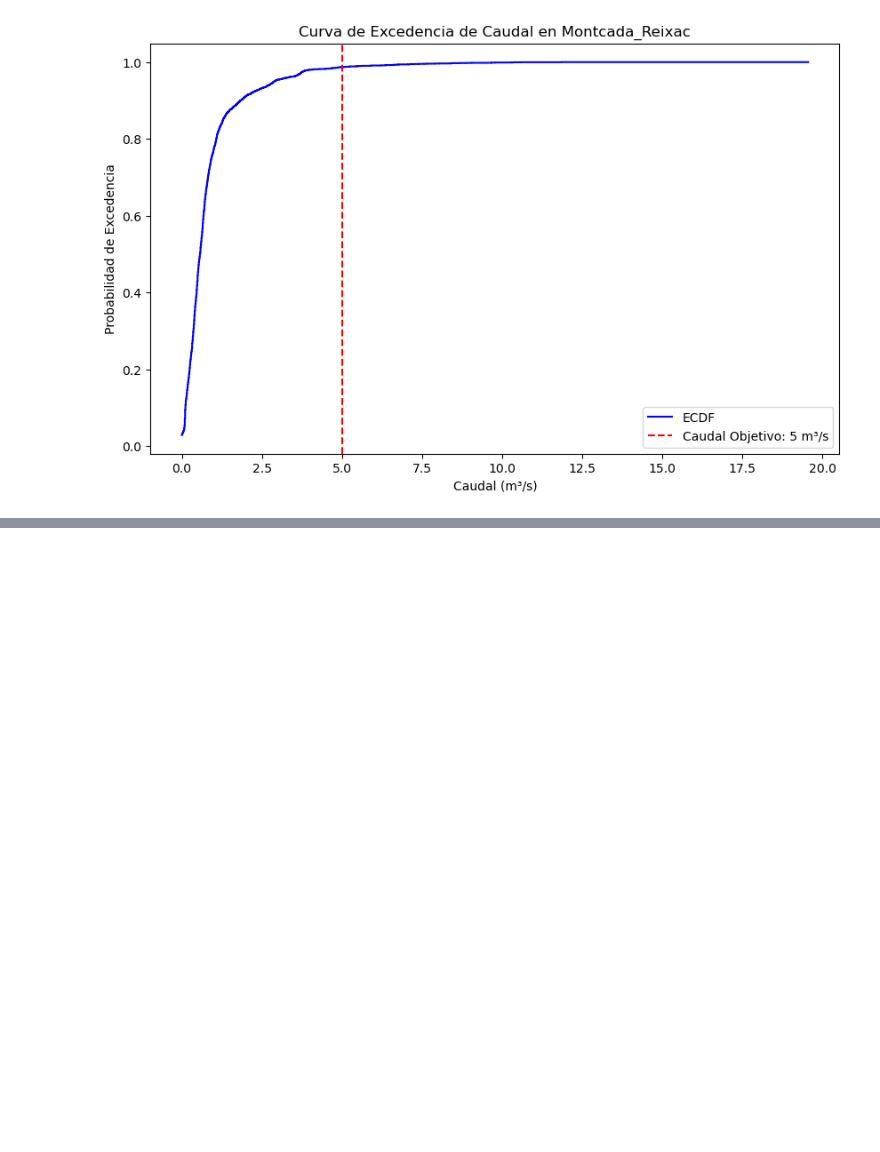
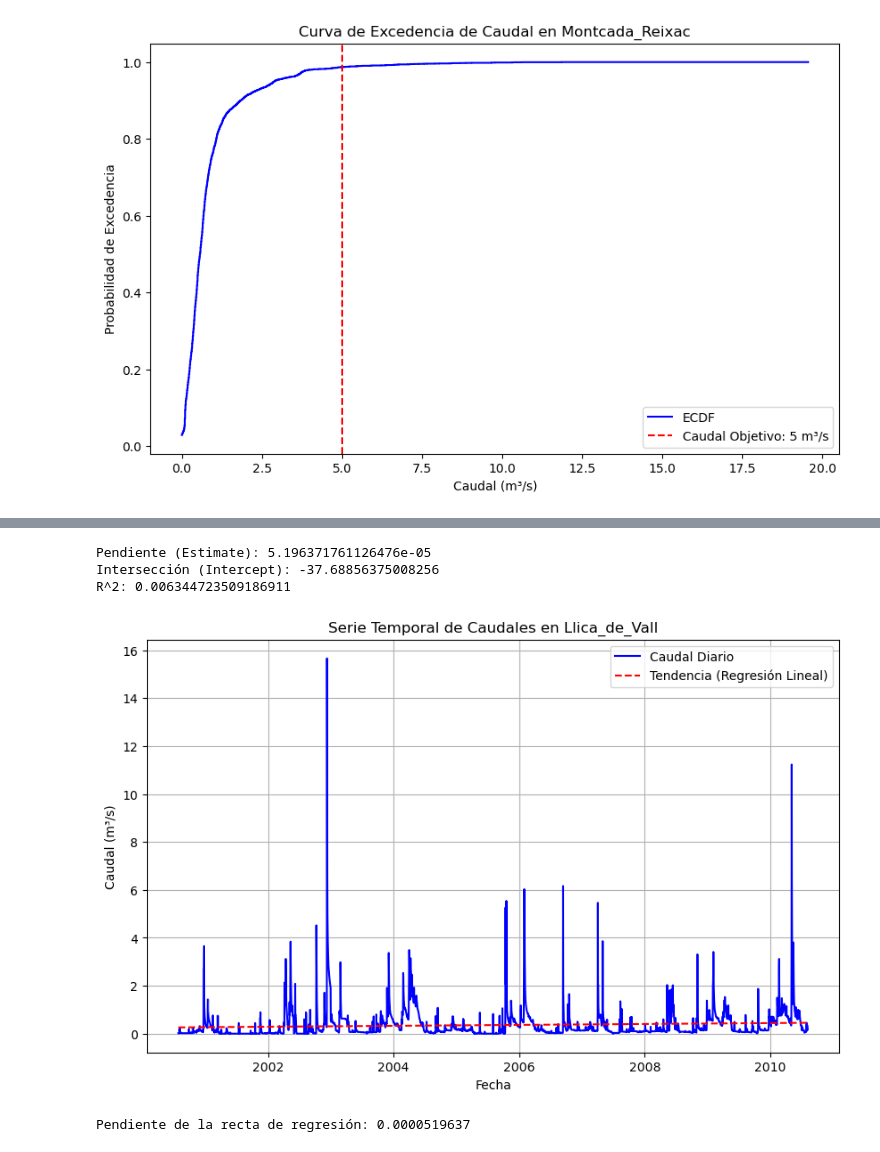
Before and after one commit to saosar/Hidrology, a Jupyter notebook: SOAEstadistica.ipynb, the cells around one changed output, grey strips where cells are left out. Saved outputs shown, nothing was run; the diff lists cells and outputs as text; code cells hidden in the pictures; blank space fills up the shorter version.

```diff
--- a/SOAEstadistica.ipynb
+++ b/SOAEstadistica.ipynb
@@ -663,0 +853,49 @@ fig.show()
+# %%
+#5.5.1 Analsisis de TENDENCIAS a partir de los caudales medios Diarios
+
+# 1. Seleccionar una estación específica
+nombreST = "Llica_de_Vall"
+DF_St = TotalDat[TotalDat['Estacio'] == nombreST].copy()
+
+# 2. Convertir la columna 'Fecha' a números para realizar la regresión
+DF_St['Fecha_num'] = DF_St['Fecha'].map(pd.Timestamp.toordinal)  # Convertir las fechas a números
+
+# 3. Realizar la regresión lineal (caudal ~ fecha)
+X = DF_St['Fecha_num'].values.reshape(-1, 1)  # Variable independiente (Fecha como número)
+y = DF_St['Valor'].values  # Variable dependiente (Caudal)
+
+# Ajustar el modelo de regresión lineal
+modelo_tendencia = LinearRegression()
+modelo_tendencia.fit(X, y)
+
+# 4. Obtener los coeficientes de la regresión
+pendiente = modelo_tendencia.coef_[0]
+intercepto = modelo_tendencia.intercept_
+
+# 5. Mostrar el resumen del modelo
+print(f"Pendiente (Estimate): {pendiente}")
+print(f"Intersección (Intercept): {intercepto}")
+print(f"R^2: {modelo_tendencia.score(X, y)}")
+
+# 6. Predecir los valores con la recta de regresión
+y_pred = modelo_tendencia.predict(X)
+
+# 7. Graficar la serie temporal de caudales con la tendencia
+plt.figure(figsize=(10, 6))
+plt.plot(DF_St['Fecha'], DF_St['Valor'], color='blue', label='Caudal Diario')
+plt.plot(DF_St['Fecha'], y_pred, color='red', linestyle='--', label='Tendencia (Regresión Lineal)')
+plt.title(f"Serie Temporal de Caudales en {nombreST}")
+plt.xlabel('Fecha')
+plt.ylabel('Caudal (m³/s)')
+plt.legend()
+plt.grid(True)
+plt.show()
+
+# Mostrar la pendiente de la regresión
+print(f"Pendiente de la recta de regresión: {pendiente:.10f}")
+# %% [output]
+Pendiente (Estimate): 5.196371761126476e-05
+Intersección (Intercept): -37.68856375008256
+R^2: 0.006344723509186911
+[figure, added]
+Pendiente de la recta de regresión: 0.0000519637
```
Also changed, not shown: parts of 11 cells of this notebook.
